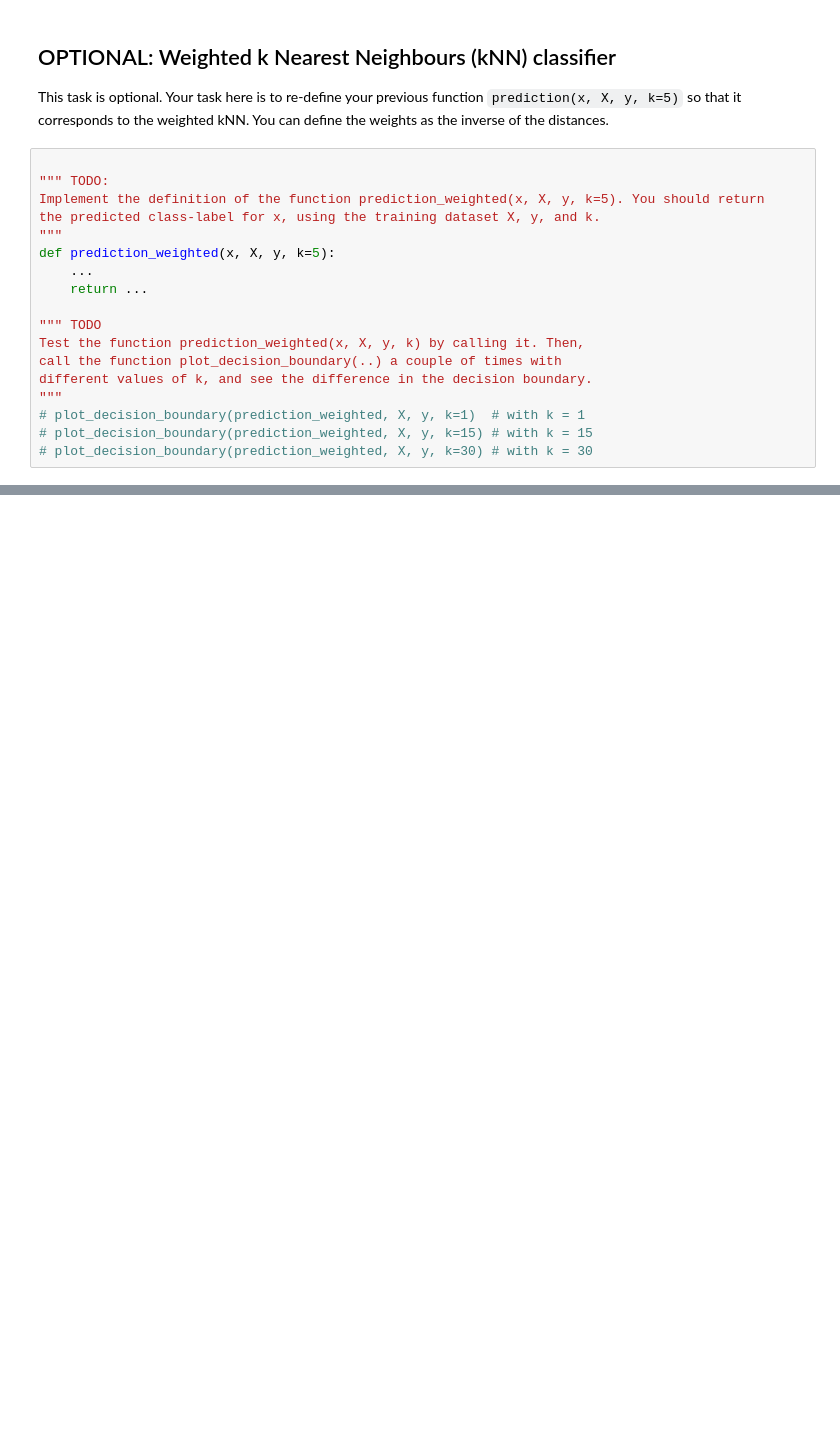
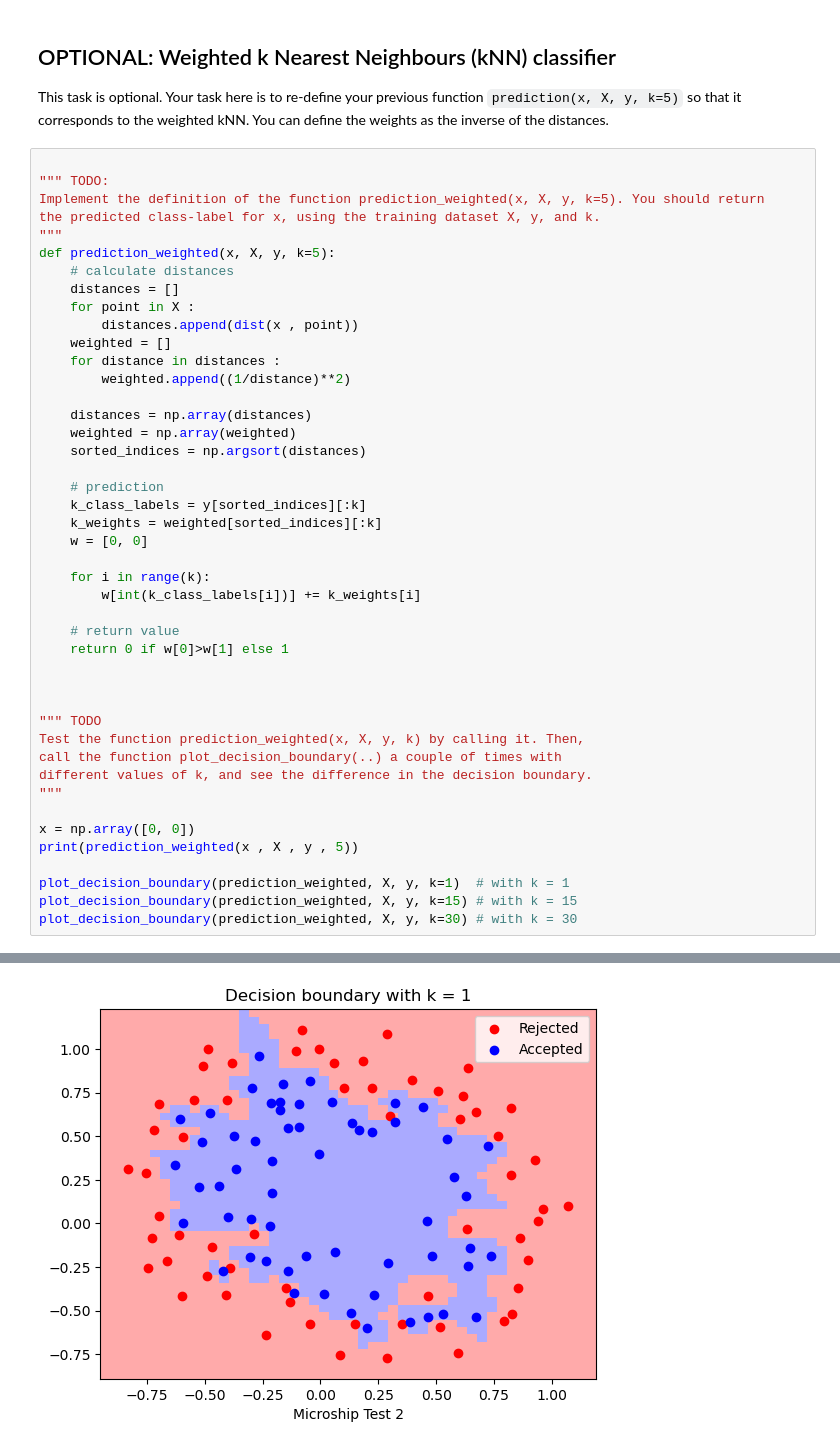
Before and after one commit to ntuanh/TrainingFIL, a Jupyter notebook: AI/ML/Labs/Lab_3 - Classification/Lab 3 - Part B - Classification with kNN.ipynb, the cells around one changed output, grey strips where cells are left out. Drawn from its saved outputs; the diff is of its cells as text; blank space fills up the shorter version.

```diff
--- a/AI/ML/Labs/Lab_3 - Classification/Lab 3 - Part B - Classification with kNN.ipynb
+++ b/AI/ML/Labs/Lab_3 - Classification/Lab 3 - Part B - Classification with kNN.ipynb
@@ -159,14 +203,41 @@ Implement the definition of the function prediction_weighted(x, X, y, k=5). You
 the predicted class-label for x, using the training dataset X, y, and k.
 """
 def prediction_weighted(x, X, y, k=5):
-    ...
-    return ...
+    # calculate distances
+    distances = []
+    for point in X :
+        distances.append(dist(x , point))
+    weighted = []
+    for distance in distances :
+        weighted.append((1/distance)**2)
+
+    distances = np.array(distances)
+    weighted = np.array(weighted)
+    sorted_indices = np.argsort(distances)
+
+    # prediction
+    k_class_labels = y[sorted_indices][:k]
+    k_weights = weighted[sorted_indices][:k]
+    w = [0, 0]
+
+    for i in range(k):
+        w[int(k_class_labels[i])] += k_weights[i]
+
+    # return value
+    return 0 if w[0]>w[1] else 1
+
+
 
 """ TODO
 Test the function prediction_weighted(x, X, y, k) by calling it. Then,
 call the function plot_decision_boundary(..) a couple of times with
 different values of k, and see the difference in the decision boundary.
 """
-# plot_decision_boundary(prediction_weighted, X, y, k=1)  # with k = 1
-# plot_decision_boundary(prediction_weighted, X, y, k=15) # with k = 15
-# plot_decision_boundary(prediction_weighted, X, y, k=30) # with k = 30
+
+x = np.array([0, 0])
+print(prediction_weighted(x , X , y , 5))
+
+plot_decision_boundary(prediction_weighted, X, y, k=1)  # with k = 1
+plot_decision_boundary(prediction_weighted, X, y, k=15) # with k = 15
+plot_decision_boundary(prediction_weighted, X, y, k=30) # with k = 30
+# %% [output]
@@ -172,0 +246 @@ different values of k, and see the difference in the decision boundary.
+[figure, added]
```
Also changed, not shown: parts of 6 cells of this notebook.
